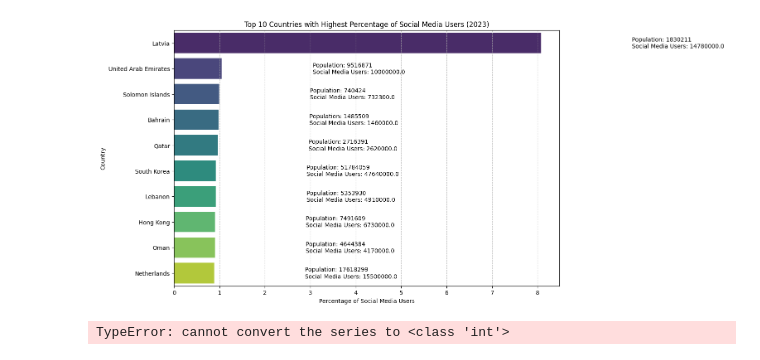
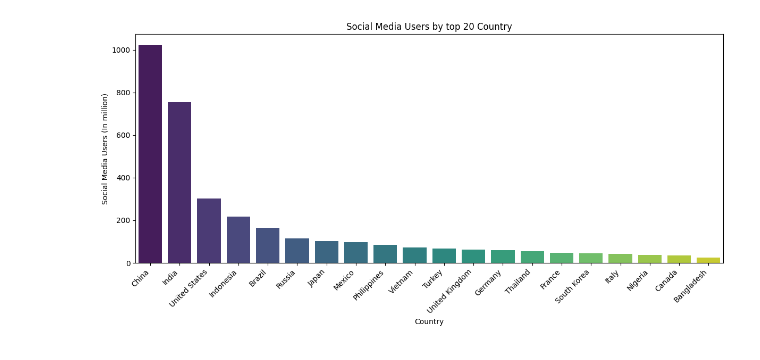
Before and after one commit to mdshamimhasanshihab/Social-Media-User, a Jupyter notebook: SM Analysis.ipynb, the cells around one changed output. Cells and saved outputs as stored; diff of their text form; code cells hidden in the pictures.

```diff
--- a/SM Analysis.ipynb
+++ b/SM Analysis.ipynb
@@ -4,32 +1,34 @@ sm=pd.read_excel("popu_soci.xlsx")
-# %%
-import matplotlib.pyplot as plt
-import seaborn as sns
-
-# Sort the merged_data dataframe by Percentages in descending order and select the top 10 rows
-top_10_countries = sm.nlargest(10, 'Percentages')
-
-# Plotting
-plt.figure(figsize=(12, 8))
-sns.barplot(x='Percentages', y='Country', data=top_10_countries, palette='viridis')
-
-# Adding population and social media user numbers as text annotations
-for i, (percentage, country, population, social_media_users) in enumerate(zip(top_10_countries['Percentages'],
-                                                                              top_10_countries['Country'],
-                                                                              top_10_countries['Population'],
-                                                                              top_10_countries['SocialMediaUsersTotal2023'])):
-    plt.text(percentage + 2, i, f'Population: {population}\nSocial Media Users: {social_media_users}', va='center')
-
-# Adding labels and title
-plt.xlabel('Percentage of Social Media Users')
-plt.ylabel('Country')
-plt.title('Top 10 Countries with Highest Percentage of Social Media Users (2023)')
-plt.grid(axis='x', linestyle='--', alpha=0.7)
-
-# Show plot
-plt.show()
-# %% [output]
-[figure, removed]
-# %%
-merged_data['Percentage'] = (merged_data['SocialMediaUsersTotal2023'] / int(merged_data['Population'])) * 100
-# %% [output]
-TypeError: cannot convert the series to <class 'int'>
+# %%
+import seaborn as sns
+import matplotlib.pyplot as plt
+import pandas as pd
+
+# Your data
+data = {
+    'Country': ['China', 'India', 'United States', 'Indonesia', 'Brazil', 'Russia', 'Japan', 'Mexico',
+                'Philippines', 'Vietnam', 'Turkey', 'United Kingdom', 'Germany', 'Thailand', 'France',
+                'South Korea', 'Italy', 'Nigeria', 'Canada', 'Bangladesh'],
+    'Social media user (In million)': [1021.96, 755.47, 302.25, 217.53, 165.45, 115.05, 101.98, 98.21,
+                                        84.07, 72.29, 67.11, 61.67, 60.88, 56.27, 48.71, 46.09, 43.18,
+                                        38.47, 34.47, 24.49]
+}
+
+# Create a DataFrame
+df = pd.DataFrame(data)
+
+# Set a color palette
+colors = sns.color_palette("viridis", n_colors=len(df))
+
+# Plotting the bar chart with Seaborn
+plt.figure(figsize=(12, 6))
+sns.barplot(x='Country', y='Social media user (In million)', data=df, palette=colors)
+plt.xlabel('Country')
+plt.ylabel('Social Media Users (In million)')
+plt.title('Social Media Users by top 20 Country')
+plt.xticks(rotation=45, ha='right')  # Rotate x-axis labels for better visibility
+plt.tight_layout()
+
+# Show the plot
+plt.show()
+# %% [output]
+[figure, added]
```
Also changed, not shown: parts of 6 cells of this notebook.
